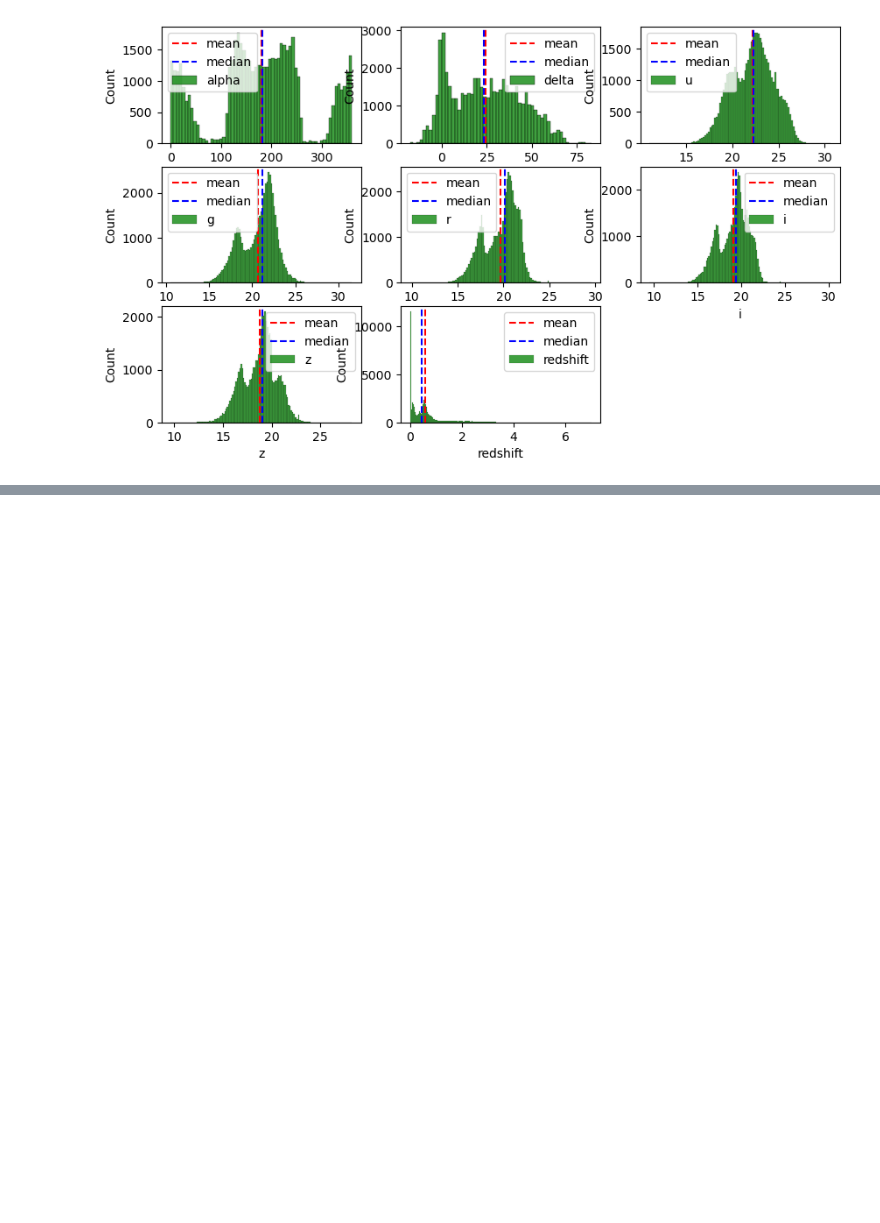
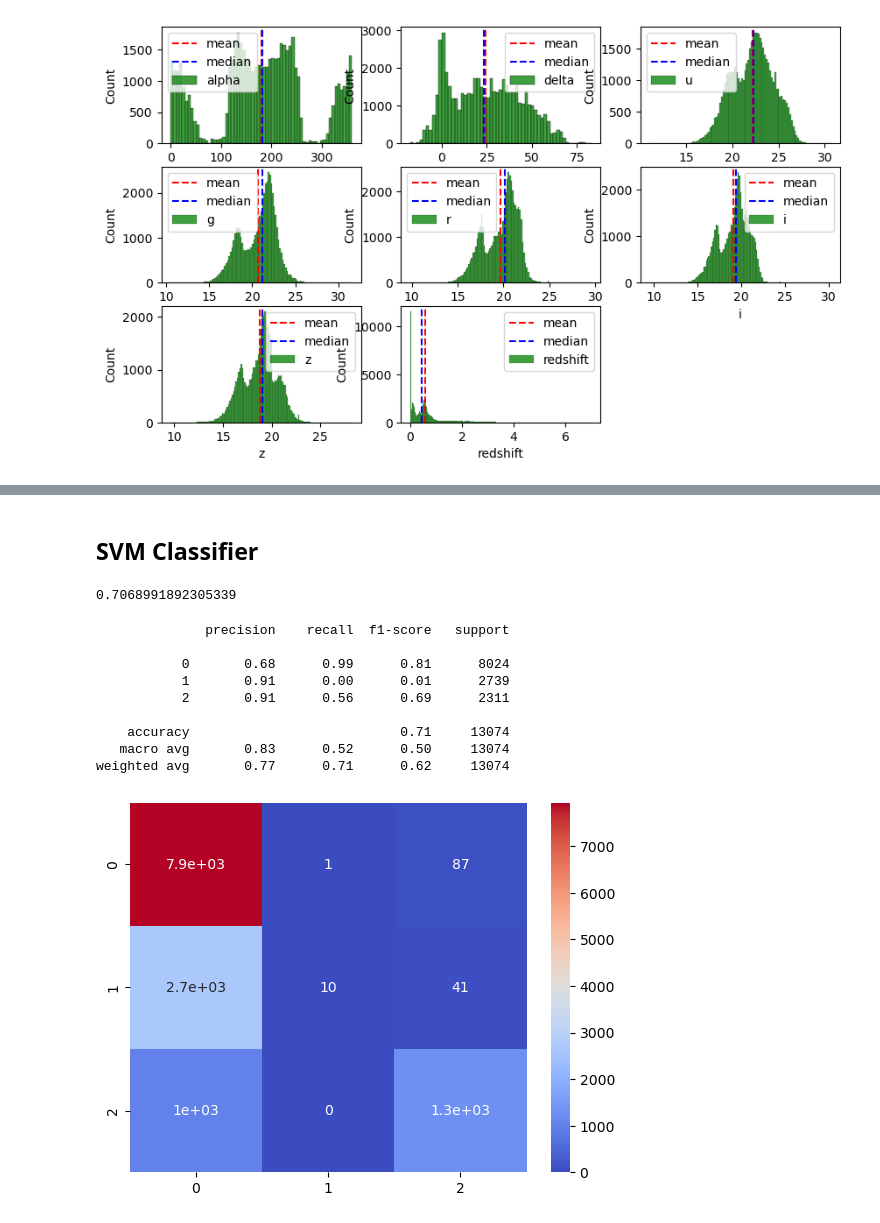
Before and after one commit to vilhess/methode-supervise, a Jupyter notebook: classification.ipynb, the cells around one changed output, grey strips where cells are left out. Drawn from its saved outputs; the diff is of its cells as text; code cells hidden in the pictures; blank space fills up the shorter version.

```diff
--- a/classification.ipynb
+++ b/classification.ipynb
@@ -86,0 +155,32 @@ for i in range(len(X.columns)):
+# %% [markdown]
+## SVM Classifier
+# %%
+from sklearn import svm
+
+clf = svm.SVC()
+clf.fit(X_train, y_train)
+
+clf.score(X_test, y_test)
+# %% [output]
+0.7068991892305339
+# %%
+from sklearn.metrics import confusion_matrix, classification_report
+
+y_preds = clf.predict(X_test)
+
+confusion_matrix(y_test, y_preds)
+
+sns.heatmap(confusion_matrix(y_test, y_preds), annot=True, cmap='coolwarm')
+
+print(classification_report(y_test, y_preds))
+# %% [output]
+              precision    recall  f1-score   support
+
+           0       0.68      0.99      0.81      8024
+           1       0.91      0.00      0.01      2739
+           2       0.91      0.56      0.69      2311
+
+    accuracy                           0.71     13074
+   macro avg       0.83      0.52      0.50     13074
+weighted avg       0.77      0.71      0.62     13074
+[figure, added]
```
Also changed, not shown: parts of 8 cells of this notebook, 5 other files.
